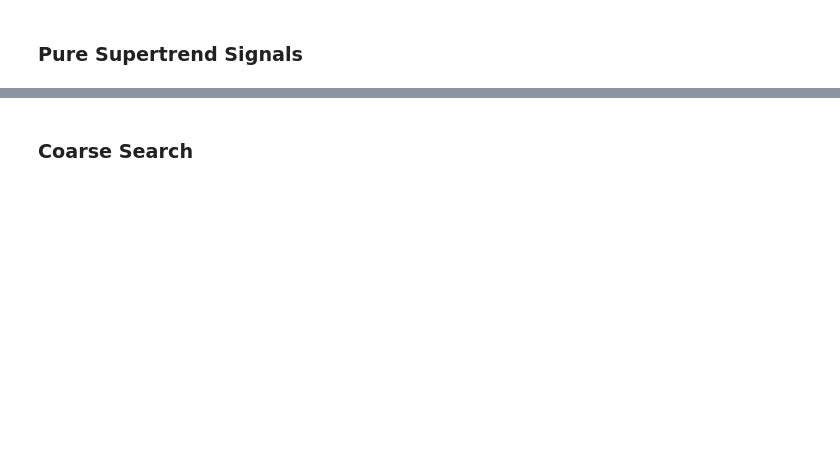
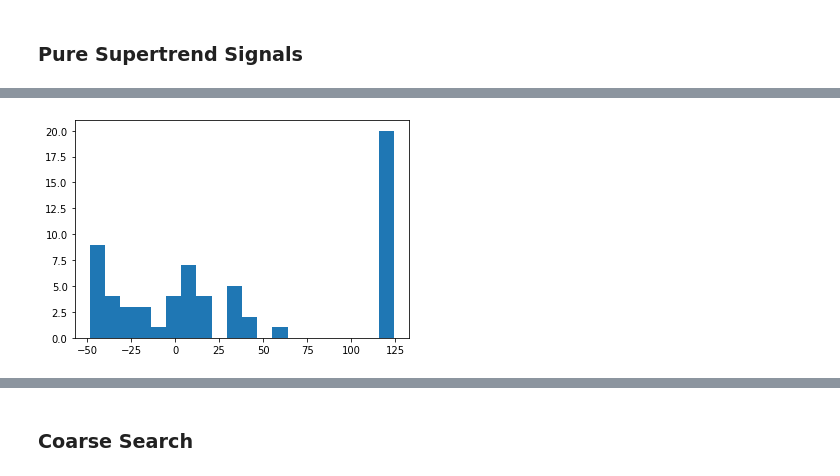
Before and after one commit to georgebastille/signals, a Jupyter notebook: SuperTrendSignalGenerator.ipynb, the cells around one changed output, grey strips where cells are left out. Drawn from its saved outputs; the diff is of its cells as text; code cells hidden in the pictures; blank space fills up the shorter version.

```diff
--- a/SuperTrendSignalGenerator.ipynb
+++ b/SuperTrendSignalGenerator.ipynb
@@ -22,11 +12,10 @@ def meta_super_trend(df, sample_mins, period, multiplier):
 ### Pure Supertrend Signals
 # %%
 # Single Supertrend signal
-def supertrend_signals(ticker, frequency, multiplier, period, take_profit, stop_loss, verbose=False):
+def supertrend_signals(ticker, frequency, multiplier, period, take_profit, stop_loss, verbose=False, risk=0.05):
     fees = 2.5 # pips
     period = int(period)
-    multiplier = int(multiplier)
-    risk = 0.02
+    multiplier = multiplier
     balance = 1000
     potential_loss = risk * balance
     pounds_per_pip = potential_loss / (stop_loss + fees)
@@ -85,7 +74,7 @@ def supertrend_signals(ticker, frequency, multiplier, period, take_profit, stop_
                 loss += 1
 
             if verbose:
-                print(f"{dt}: Close Buy: profit = {trade_profit}, Lots = {pounds_per_pip/10}")
+                print(f"{dt}: Close Buy : balance = {balance:.0f}, profit = {trade_profit:.0f}, Lots = {pounds_per_pip/10:.2f}")
 
         def close_sell(exit_price):
             nonlocal profit_pips, profits, entry, win, loss, balance
@@ -106,31 +95,24 @@ def supertrend_signals(ticker, frequency, multiplier, period, take_profit, stop_
                 loss += 1
 
             if verbose:
-                print(f"{dt}: Close Sell: profit = {trade_profit}, Lots = {pounds_per_pip/10}")
+                print(f"{dt}: Close Sell: balance = {balance:.0f}, profit = {trade_profit:.0f}, Lots = {pounds_per_pip/10:.2f}")
 
-        #potential_exit = row.Close
-
-        #if entry is not None and take_profit_price is not None and stop_loss_price is not None:
         if stance > 0:
             if row.High > take_profit_price:
                 stance = 0
-                #print("Take Profit hit")
                 close_buy(take_profit_price)
 
             if row.Low < stop_loss_price:
                 stance = 0
-                #print("Stop Loss hit")
                 close_buy(stop_loss_price)
 
         elif stance < 0:
             if row.Low < take_profit_price:
                 stance = 0
-                #print(f"Take Profit hit {entry}")
                 close_sell(take_profit_price)
 
             if row.High > stop_loss_price:
                 stance = 0
-                #print("Stop Loss hit")
                 close_sell(stop_loss_price)
 
         if signal != 0 and stance != signal:
@@ -143,7 +125,6 @@ def supertrend_signals(ticker, frequency, multiplier, period, take_profit, stop_
                 take_profit_price = entry + (take_profit/pip_factor(ticker))
                 stop_loss_price = entry - (stop_loss/pip_factor(ticker))
                 stance = 1
-                #print(f"Open Buy: entry = {entry}, tp = {take_profit_price}")
 
             if signal == -1:
                 if stance == 1:
@@ -152,33 +133,14 @@ def supertrend_signals(ticker, frequency, multiplier, period, take_profit, stop_
                 take_profit_price = entry - (take_profit/pip_factor(ticker))
                 stop_loss_price = entry + (stop_loss/pip_factor(ticker))
                 stance = -1
-                #print(f"Open Sell: entry = {entry}, tp = {take_profit_price}")
-
 
     if verbose:
         print(f"{win + loss} Trades, Win Ratio = {1.*win/(win+loss):.2}")
         plt.hist(profits, bins=20)
-    #return -profit_pips
     return -balance
-    #return -profit_pips / stop_loss # Minimise stop loss
-    #return -np.mean(profits)/np.std(profits) # Sharpe Ratio
-    #return -1.*win/(win+loss)
+
 
 ticker = "EURUSD"
-print(-supertrend_signals(ticker, frequency=60, multiplier=5, period=63,
-                          take_profit=123, stop_loss=21, verbose=False))
-# Balance 5705, 5% risk
-# print(-supertrend_signals(ticker, frequency=60, multiplier=5, period=63, take_profit=123, stop_loss=21, verbose=False))
-
-#Profit (30 mins) 2019
-#print(-supertrend_signals(ticker, frequency=30, multiplier=8, period=110, take_profit=120, stop_loss=70, verbose=True))
-
-# Profit (60 mins) 2081
-#print(-supertrend_signals(ticker, frequency=60, multiplier=5, period=54, take_profit=123, stop_loss=75, verbose=True))
-
-# Sharpe Ratio (0.69) 1416
-#print(-supertrend_signals(ticker, frequency=60, multiplier=5, period=53, take_profit=47, stop_loss=199, verbose=True))
-
-# Stop loss reduced profit 849
-#print(-supertrend_signals(ticker, frequency=60, multiplier=5, period=54, take_profit=72, stop_loss=28, verbose=True))
+print(-supertrend_signals(ticker, frequency=60, multiplier=4.8, period=63,
+                          take_profit=127, stop_loss=46, risk=0.53, verbose=True))
 # %% [output]
@@ -185,0 +164 @@ print(-supertrend_signals(ticker, frequency=60, multiplier=5, period=63,
+[figure, added]
```
Also changed, not shown: parts of 18 cells of this notebook, 1 other file.
